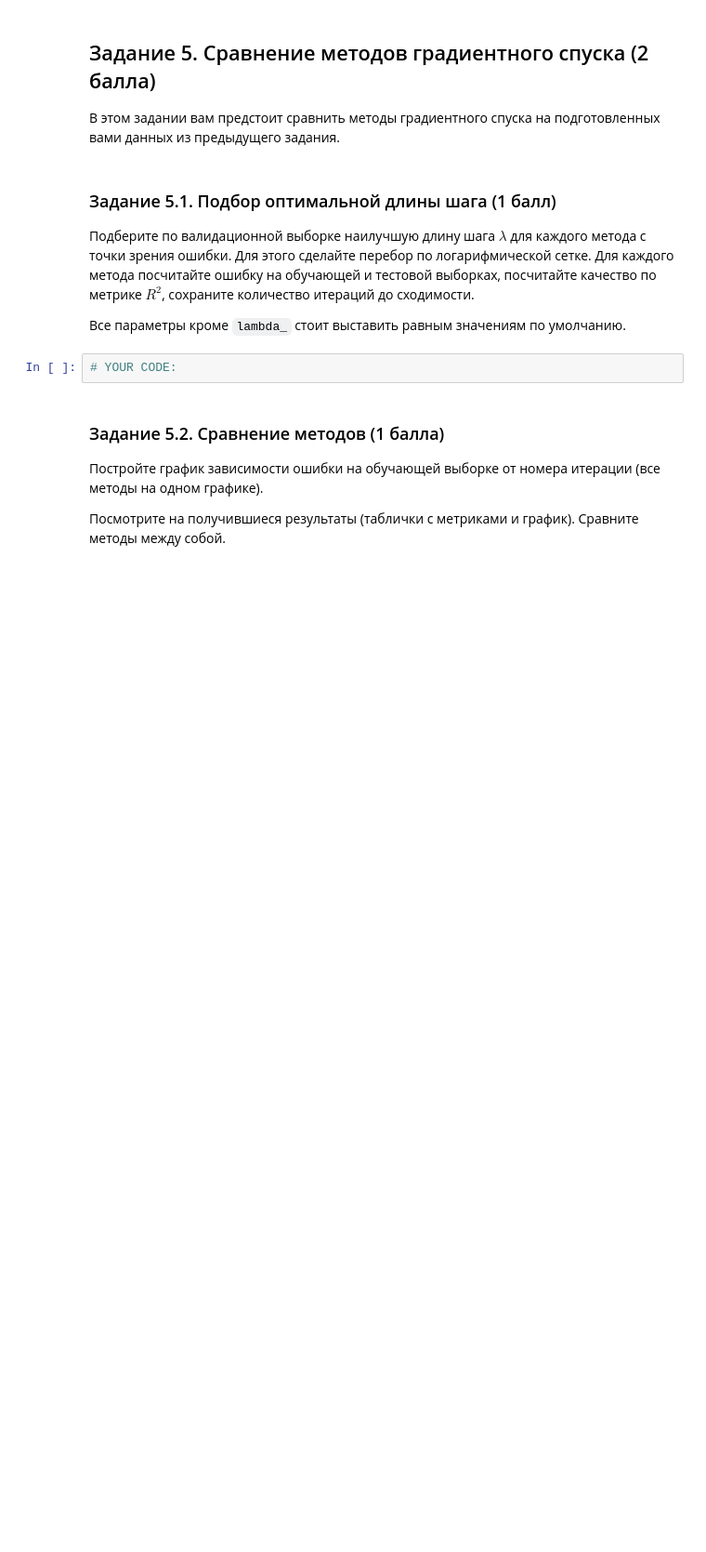
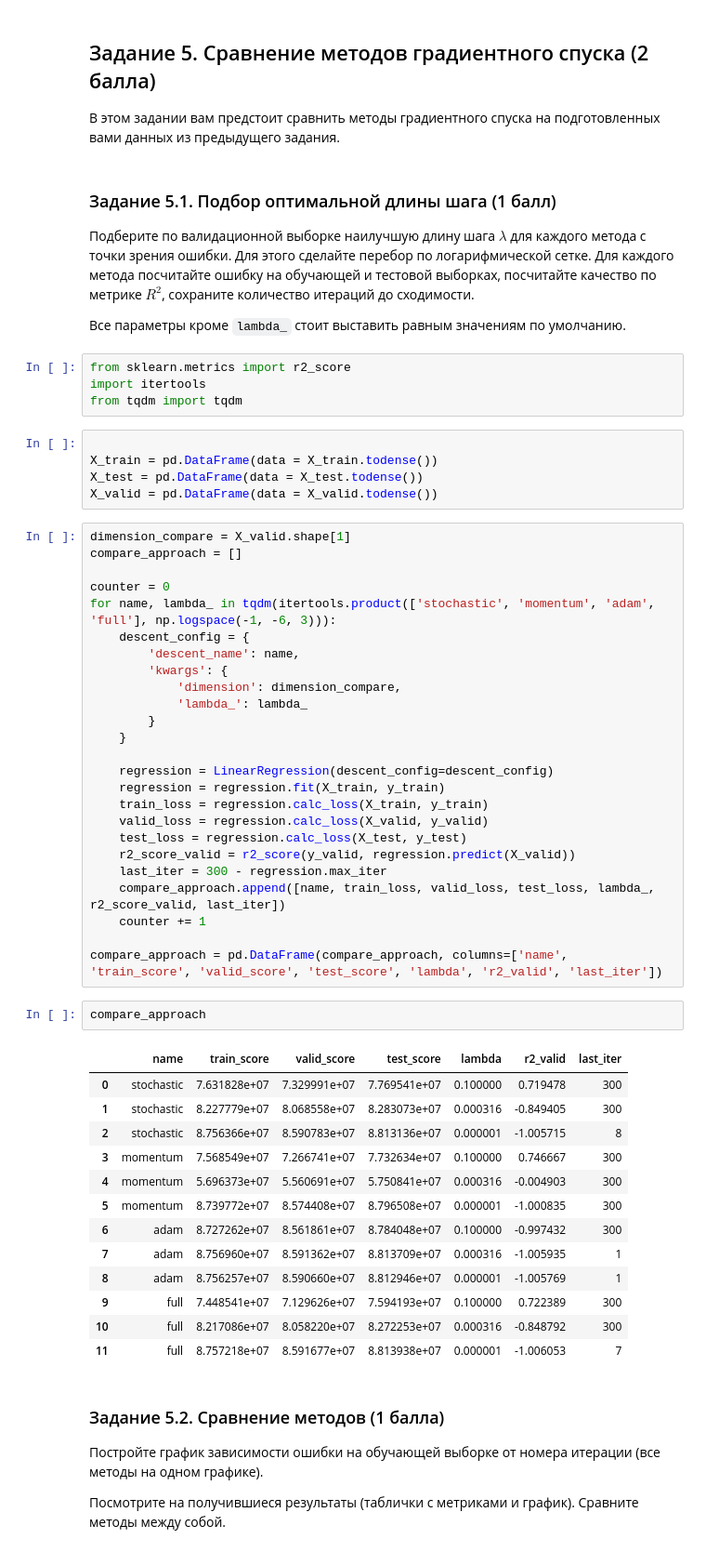
Before and after one commit to Nojatij/ml_courses, a Jupyter notebook: 1_st_course/homework/hw3/homework-practice-03-gd.ipynb, the cells around one changed output. Shown at 93% size. Cells and saved outputs as stored; diff of their text form; blank space fills up the shorter version.

```diff
--- a/1_st_course/homework/hw3/homework-practice-03-gd.ipynb
+++ b/1_st_course/homework/hw3/homework-practice-03-gd.ipynb
@@ -537,8 +571,56 @@ x = column_transformer.fit_transform(x)
 Подберите по валидационной выборке наилучшую длину шага $\lambda$ для каждого метода с точки зрения ошибки. Для этого сделайте перебор по логарифмической сетке. Для каждого метода посчитайте ошибку на обучающей и тестовой выборках, посчитайте качество по метрике $R^2$, сохраните количество итераций до сходимости.
 
 Все параметры кроме `lambda_` стоит выставить равным значениям по умолчанию.
-# %%
-# YOUR CODE:
+# %%
+from sklearn.metrics import r2_score
+import itertools
+from tqdm import tqdm
+# %%
+
+X_train = pd.DataFrame(data = X_train.todense())
+X_test = pd.DataFrame(data = X_test.todense())
+X_valid = pd.DataFrame(data = X_valid.todense())
+# %%
+dimension_compare = X_valid.shape[1]
+compare_approach = []
+
+counter = 0
+for name, lambda_ in tqdm(itertools.product(['stochastic', 'momentum', 'adam', 'full'], np.logspace(-1, -6, 3))):
+    descent_config = {
+        'descent_name': name,
+        'kwargs': {
+            'dimension': dimension_compare,
+            'lambda_': lambda_
+        }
+    }
+
+    regression = LinearRegression(descent_config=descent_config)
+    regression = regression.fit(X_train, y_train)
+    train_loss = regression.calc_loss(X_train, y_train)
+    valid_loss = regression.calc_loss(X_valid, y_valid)
+    test_loss = regression.calc_loss(X_test, y_test)
+    r2_score_valid = r2_score(y_valid, regression.predict(X_valid))
+    last_iter = 300 - regression.max_iter
+    compare_approach.append([name, train_loss, valid_loss, test_loss, lambda_, r2_score_valid, last_iter])
+    counter += 1
+
+compare_approach = pd.DataFrame(compare_approach, columns=['name', 'train_score', 'valid_score', 'test_score', 'lambda', 'r2_valid', 'last_iter'])
+# %%
+compare_approach
+# %% [output]
+|  | name | train_score | valid_score | test_score | lambda | r2_valid | last_iter |
+| 0 | stochastic | 7.631828e+07 | 7.329991e+07 | 7.769541e+07 | 0.100000 | 0.719478 | 300 |
+| 1 | stochastic | 8.227779e+07 | 8.068558e+07 | 8.283073e+07 | 0.000316 | -0.849405 | 300 |
+| 2 | stochastic | 8.756366e+07 | 8.590783e+07 | 8.813136e+07 | 0.000001 | -1.005715 | 8 |
+| 3 | momentum | 7.568549e+07 | 7.266741e+07 | 7.732634e+07 | 0.100000 | 0.746667 | 300 |
+| 4 | momentum | 5.696373e+07 | 5.560691e+07 | 5.750841e+07 | 0.000316 | -0.004903 | 300 |
+| 5 | momentum | 8.739772e+07 | 8.574408e+07 | 8.796508e+07 | 0.000001 | -1.000835 | 300 |
+| 6 | adam | 8.727262e+07 | 8.561861e+07 | 8.784048e+07 | 0.100000 | -0.997432 | 300 |
+| 7 | adam | 8.756960e+07 | 8.591362e+07 | 8.813709e+07 | 0.000316 | -1.005935 | 1 |
+| 8 | adam | 8.756257e+07 | 8.590660e+07 | 8.812946e+07 | 0.000001 | -1.005769 | 1 |
+| 9 | full | 7.448541e+07 | 7.129626e+07 | 7.594193e+07 | 0.100000 | 0.722389 | 300 |
+| 10 | full | 8.217086e+07 | 8.058220e+07 | 8.272253e+07 | 0.000316 | -0.848792 | 300 |
+| 11 | full | 8.757218e+07 | 8.591677e+07 | 8.813938e+07 | 0.000001 | -1.006053 | 7 |
 # %% [markdown]
 ### Задание 5.2. Сравнение методов (1 балла)
 
```
Also changed, not shown: parts of 12 cells of this notebook, 1 other file.
